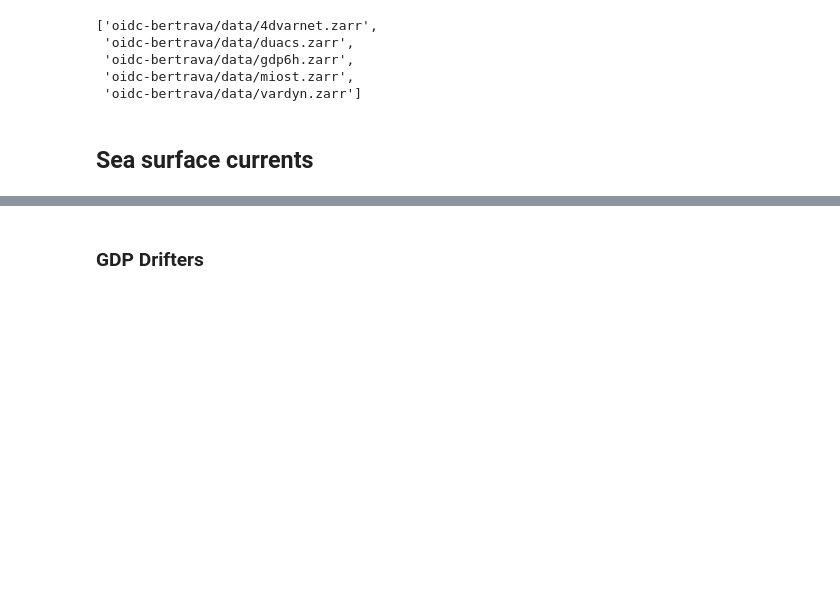
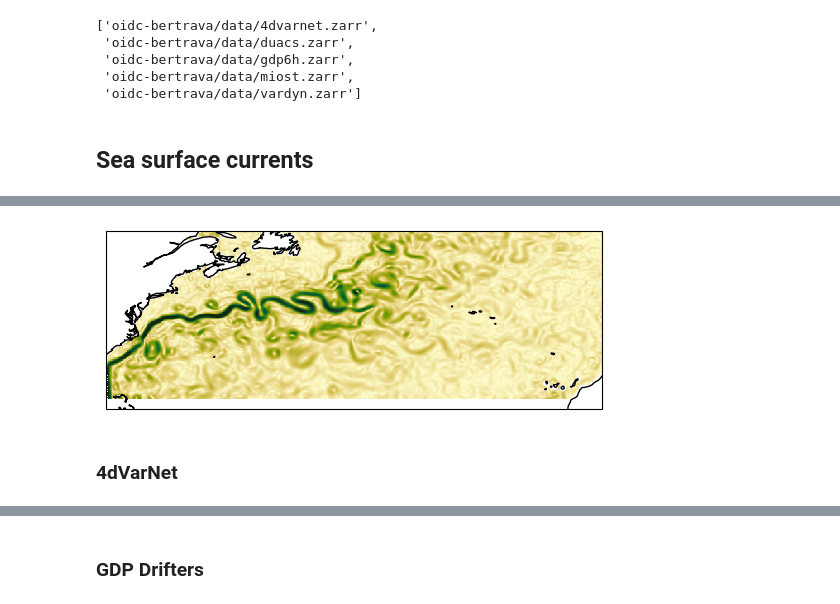
Before and after one commit to edito-model-lab/2024-10_grenoble-edito-hackathon, a Jupyter notebook: ILSP-LDAE_workdir/24-10-02_edito_wkshp.ipynb, the cells around one changed output, grey strips where cells are left out. Drawn from its saved outputs; the diff is of its cells as text; code cells hidden in the pictures; blank space fills up the shorter version.

```diff
--- a/ILSP-LDAE_workdir/24-10-02_edito_wkshp.ipynb
+++ b/ILSP-LDAE_workdir/24-10-02_edito_wkshp.ipynb
@@ -64,0 +193,3 @@ Data variables:
+# %%
+vardyn_ds = xr.open_zarr(vardyn_store)
+vardyn_ds
@@ -64,0 +213,3 @@ Data variables:
+# %%
+vardyn_ds["longitude"] = (vardyn_ds["longitude"] + 180) % 360 - 180
+vardyn_ds
@@ -64,0 +231,24 @@ Data variables:
+# %%
+ssc_snap = vardyn_ds.sel(time="2023-08-01")
+
+fig = plt.figure()
+ax = fig.add_subplot(1, 1, 1, projection=ccrs.PlateCarree())
+
+im = ax.pcolormesh(
+    ssc_snap.longitude,
+    ssc_snap.latitude,
+    np.sqrt(ssc_snap.ugos[0] ** 2 + ssc_snap.vgos[0] ** 2).compute(),
+    cmap=cmo.speed,
+    vmin=0,
+    vmax=1.5,
+    shading="auto",
+    transform=ccrs.PlateCarree()
+)
+
+ax.coastlines()
+
+plt.show()
+# %% [output]
+[figure, added]
+# %% [markdown]
+### 4dVarNet
```
Also changed, not shown: parts of 26 cells of this notebook.
